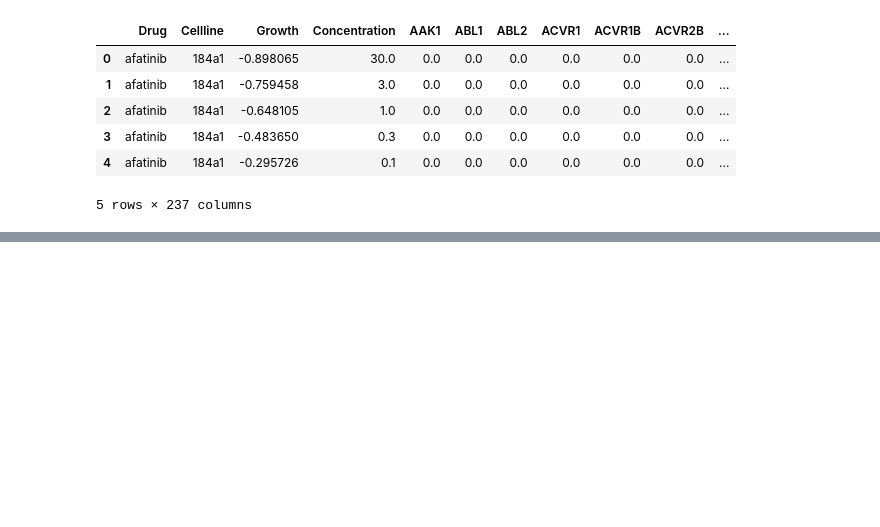
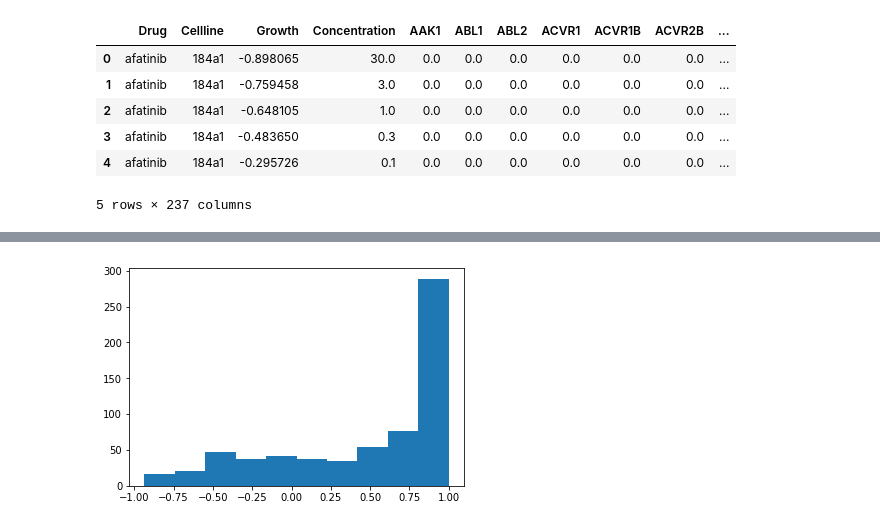
Before and after one commit to gomezlab/kinotypeClusteringAndRegression, a Jupyter notebook: src/09_revisedIntensities.ipynb, the cells around one changed output, grey strips where cells are left out. Drawn from its saved outputs; the diff is of its cells as text; code cells hidden in the pictures; blank space fills up the shorter version.

```diff
--- a/src/09_revisedIntensities.ipynb
+++ b/src/09_revisedIntensities.ipynb
@@ -531,0 +532,5 @@ for x,y in zip(*np.where(to_fix)):
+# %%
+plt.hist(lmnop.Growth)
+plt.show()
+# %% [output]
+[figure, added]
```
Also changed, not shown: parts of 17 cells of this notebook.
